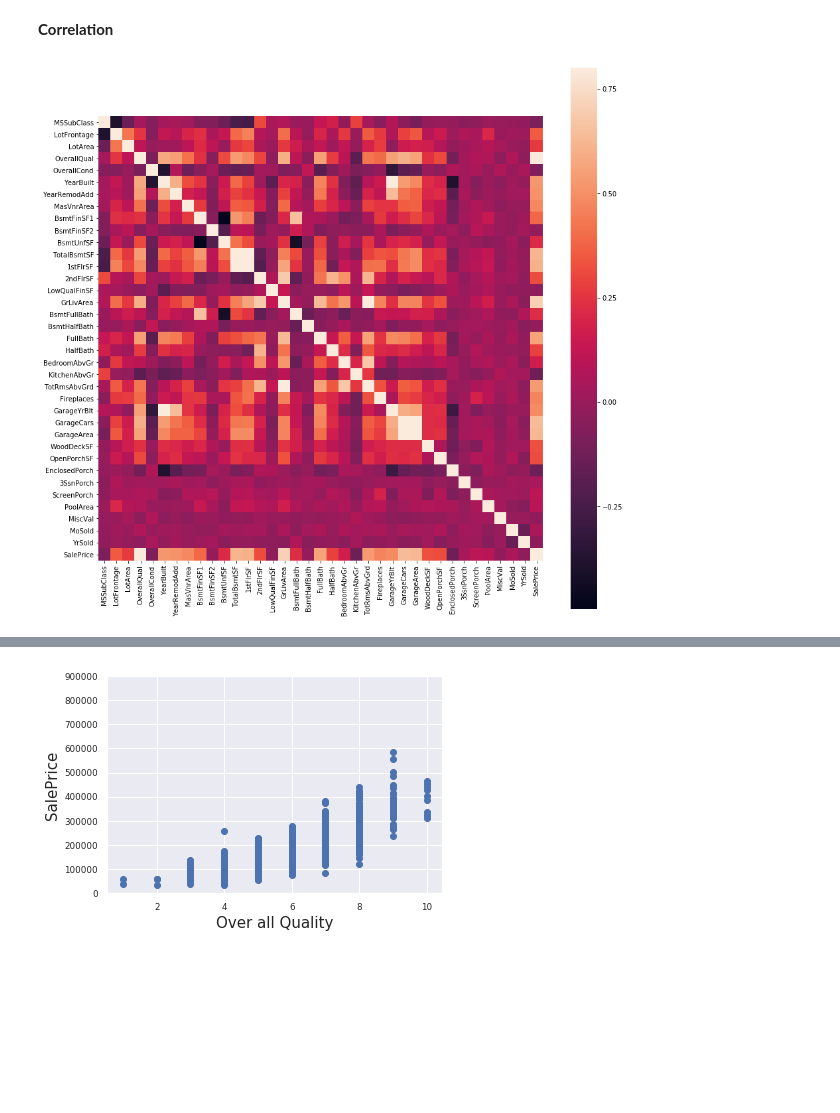
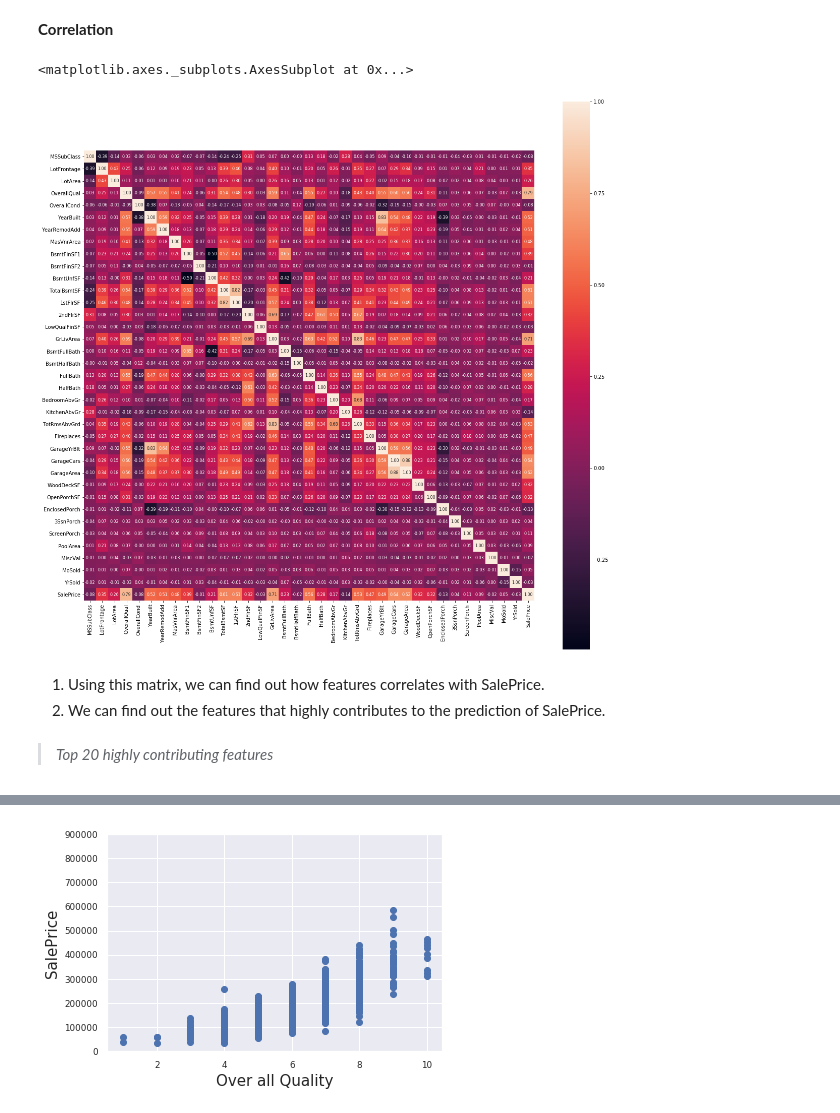
Before and after one commit to abhranil08/Regression, a Jupyter notebook: RegressionEDAKernel.ipynb, the cells around one changed output, grey strips where cells are left out. Cells and saved outputs as stored; diff of their text form; code cells hidden in the pictures; blank space fills up the shorter version.

```diff
--- a/RegressionEDAKernel.ipynb
+++ b/RegressionEDAKernel.ipynb
@@ -57,10 +57,17 @@ mean : 180921.19589041095
 **Correlation**
 # %%
 corrmat = train.corr()
-f, ax = plt.subplots(figsize=(15, 15))
-sns.heatmap(corrmat, vmax=.8, square=True);
+f, ax = plt.subplots(figsize=(20, 20))
+#sns.heatmap(corrmat, vmax=.8, square=True);
+sns.heatmap(corrmat, cbar=True, annot=True, square=True, fmt='.2f', annot_kws={'size': 8})
 # %% [output]
+<matplotlib.axes._subplots.AxesSubplot at 0x...>
-[figure, old version]
+[figure, new version]
+# %% [markdown]
+1. Using this matrix, we can find out how features correlates with SalePrice.
+2. We can find out the features that highly contributes to the prediction of SalePrice.
+# %% [markdown]
+> *Top 20 highly contributing features*
 # %%
 #saleprice correlation matrix
 k = 20
```
Also changed, not shown: parts of 20 cells of this notebook.
